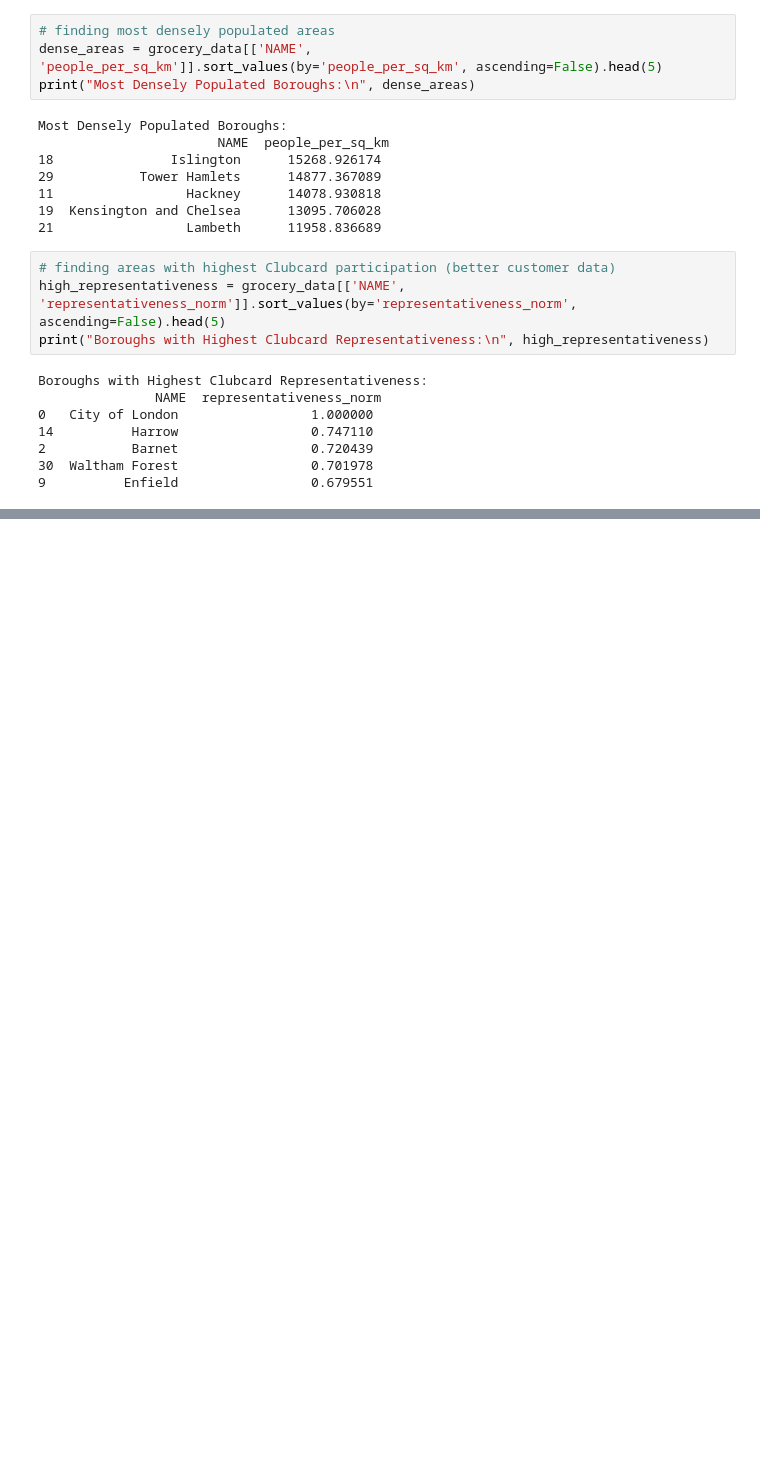
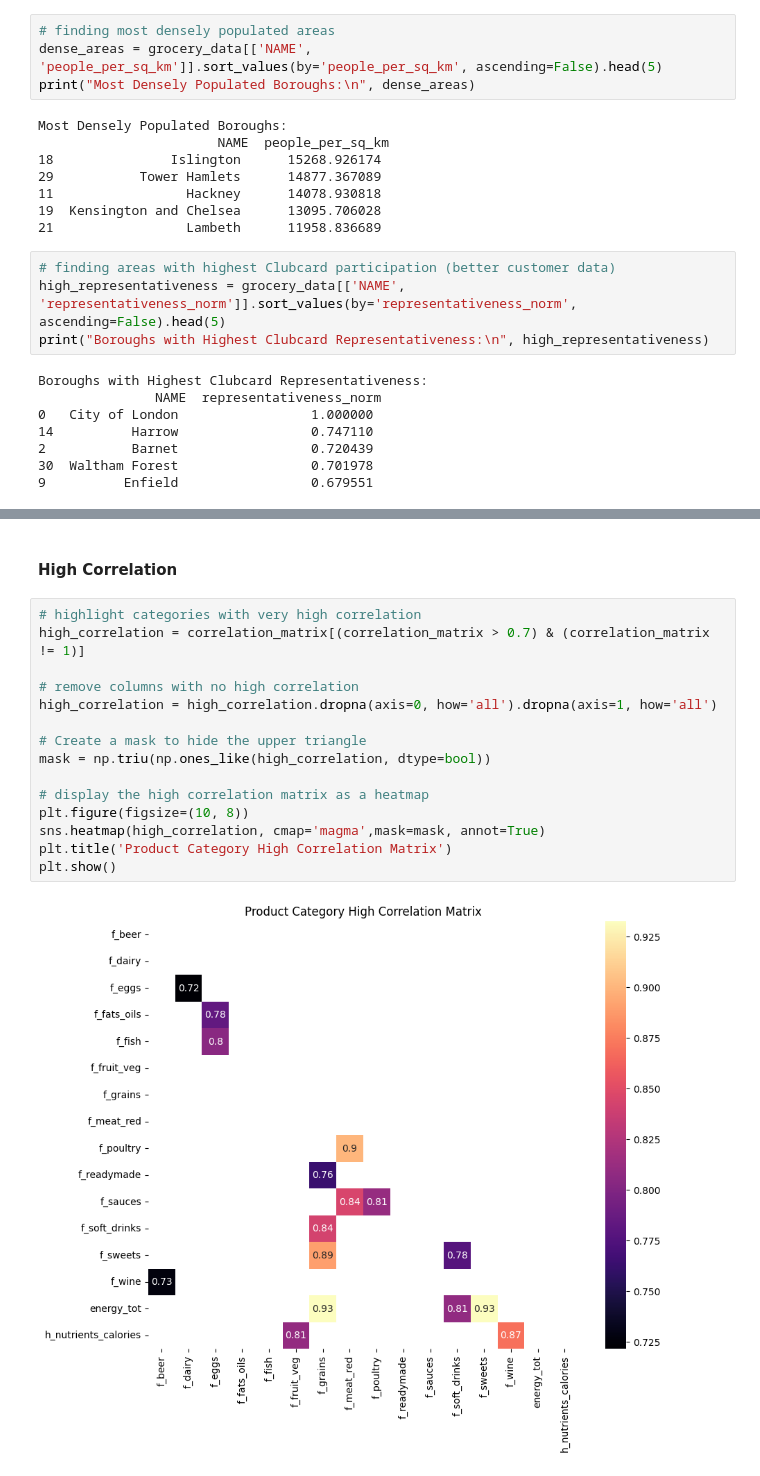
Before and after one commit to omarriyaz/Tesco_Grocery_and_Educational_Attainment, a Jupyter notebook: Code/Analysis.ipynb, the cells around one changed output, grey strips where cells are left out. Cells and saved outputs as stored; diff of their text form; blank space fills up the shorter version.

```diff
--- a/Code/Analysis.ipynb
+++ b/Code/Analysis.ipynb
@@ -359,0 +440,19 @@ Foods that are higher in protein, fiber, vitamins, and minerals and lower in sat
+# %% [markdown]
+#### **High Correlation**
+# %%
+# highlight categories with very high correlation
+high_correlation = correlation_matrix[(correlation_matrix > 0.7) & (correlation_matrix != 1)]
+
+# remove columns with no high correlation
+high_correlation = high_correlation.dropna(axis=0, how='all').dropna(axis=1, how='all')
+
+# Create a mask to hide the upper triangle
+mask = np.triu(np.ones_like(high_correlation, dtype=bool))
+
+# display the high correlation matrix as a heatmap
+plt.figure(figsize=(10, 8))
+sns.heatmap(high_correlation, cmap='magma',mask=mask, annot=True)
+plt.title('Product Category High Correlation Matrix')
+plt.show()
+# %% [output]
+[figure, added]
```
Also changed, not shown: parts of 24 cells of this notebook.
